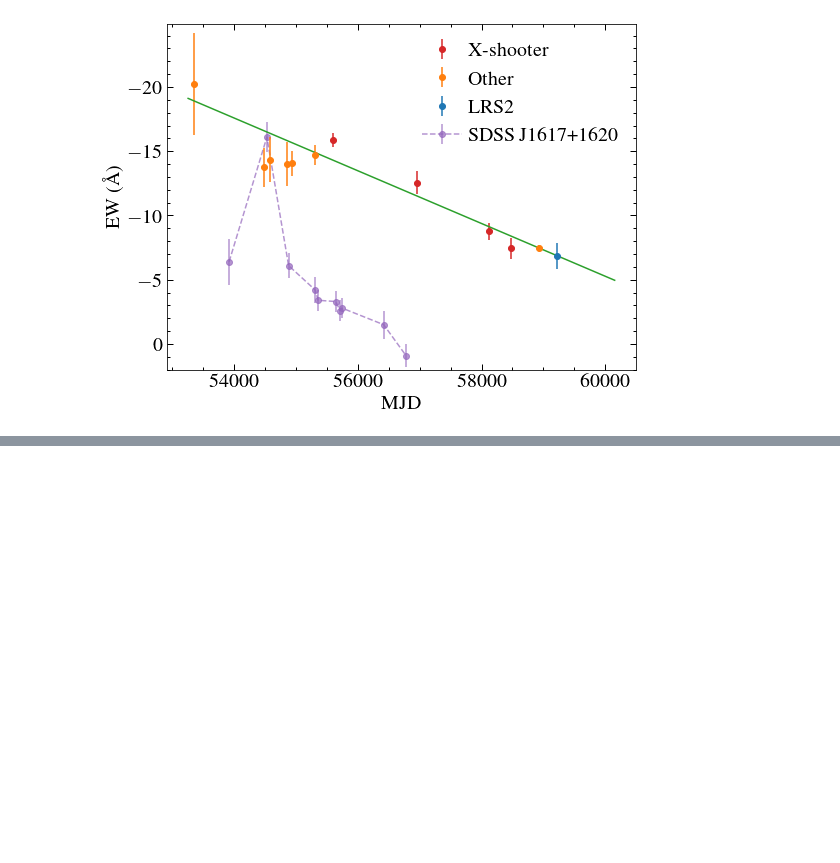
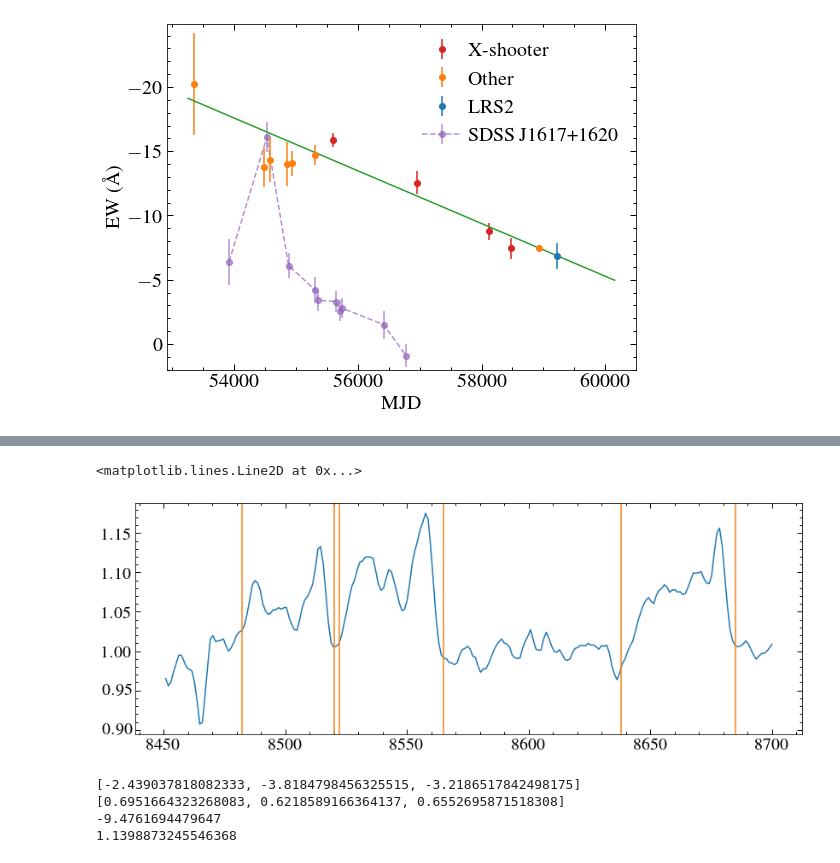
Before and after one commit to davidjwilson/gas_discs, a Jupyter notebook: xshooterql.ipynb, the cells around one changed output, grey strips where cells are left out. Cells and saved outputs as stored; diff of their text form; code cells hidden in the pictures; blank space fills up the shorter version.

```diff
--- a/xshooterql.ipynb
+++ b/xshooterql.ipynb
@@ -685,0 +725,28 @@ plt.tight_layout()
+# %%
+frspec2 = hetspecs2[0]
+data = fits.getdata(frspec2)
+w, f, e = data[0], data[1], data[3]
+mask1 = (w > 8435) & (w < 8440) |(w > 8470) & (w < 8480) | (w > 8520) & (w < 8522) | (w > 8565)  & (w< 8638) | (w > 8685) & (w < 8750)
+mask2 = (w> 8450) & (w < 8700)
+wn, fn, en =  make_plot_spec(w, f,e , mask1, mask2, smooth=4)
+plt.plot(wn, fn)
+# plt.plot(w,f)
+# plt.xlim(8400, 8700)
+# plt.ylim(1.7e-15, 2.5e-15)
+plt.axvline(8482, c='C1')
+plt.axvline(8520, c='C1')
+plt.axvline(8522, c='C1')
+plt.axvline(8565, c='C1')
+plt.axvline(8638, c='C1')
+plt.axvline(8685, c='C1')
+
+
+# frspec = hetspecs[0]
+# data = fits.getdata(frspec)
+# w, f, e = data[0], data[1], data[3]
+# mask1 = (w > 8400) & (w < 8475) | (w > 8515) & (w < 8522) | (w > 8565)  & (w< 8640) | (w > 8685) & (w < 8750)
+# mask2 = (w> 8450) & (w < 8700)
+# wn, fn, en =  make_plot_spec(w, f,e , mask1, mask2, smooth=4)
+# plt.plot(wn, fn,label='LRS2')
+# plt.plot(w,f)
+# %% [output]
@@ -685,0 +754,30 @@ plt.tight_layout()
+<matplotlib.lines.Line2D at 0x...>
+[figure, added]
+# %%
+# wn, fn, en =  make_plot_spec(w, f,e , mask1, mask2, smooth=10)
+w0, w1 = wavelength_edges(wn)
+lrs2_ew2 = []
+lrs2_ewe2 = []
+for j , trip in enumerate(trips2):
+        mask = (wn > trip[0]) & (wn < trip[1])
+        eqw = np.sum((1-fn[mask])*(w1[mask]-w0[mask]))
+        #eqw_e = (np.sum(e[mask]**2 * (w1[mask]-w0[mask])**2))**0.5
+        eqw_e=((1.+(1./np.mean(fn[mask])))**(0.5)) * (((wn[mask][-1]-wn[mask][0])-eqw)/(np.mean(fn[mask])/np.mean(en[mask])))
+        lrs2_ew2.append(eqw)
+        lrs2_ewe2.append(eqw_e)
+        #eqs[[j],[i]] = eqw
+        #eqse[[j],[i]] = eqw_e
+print(lrs2_ew2)
+print(lrs2_ewe2)
+
+lrs2_ew2, lrs2_ewe2 = np.array(lrs2_ew2), np.array(lrs2_ewe2)
+
+print(np.sum(lrs2_ew2))
+print(np.sum(lrs2_ewe2**2)**0.5)
+
+lrs2_mjd2 = 59577
+# %% [output]
+[-2.439037818082333, -3.8184798456325515, -3.2186517842498175]
+[0.6951664323268083, 0.6218589166364137, 0.6552695871518308]
+-9.4761694479647
+1.1398873245546368
```
Also changed, not shown: parts of 7 cells of this notebook, 6 other files.
